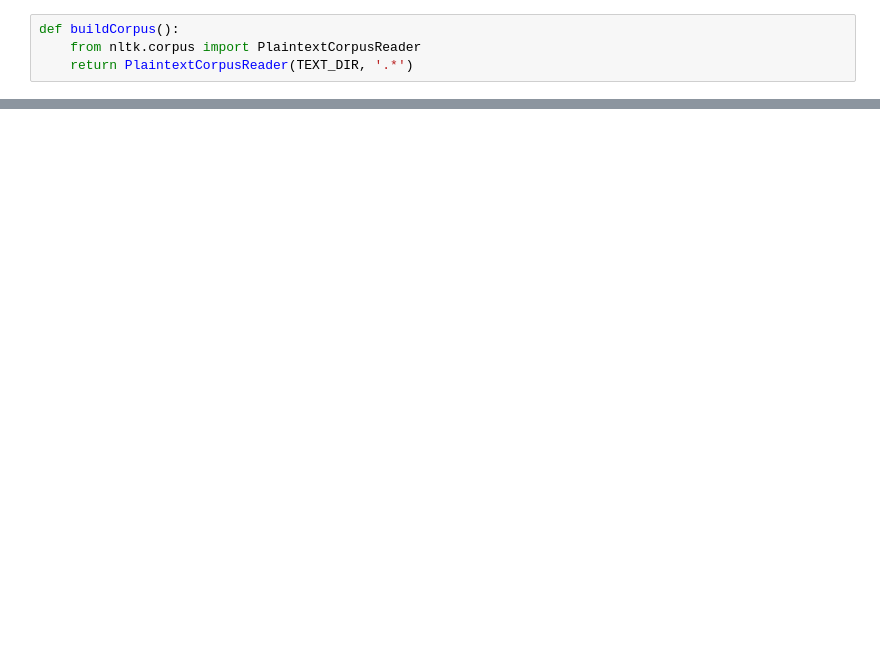
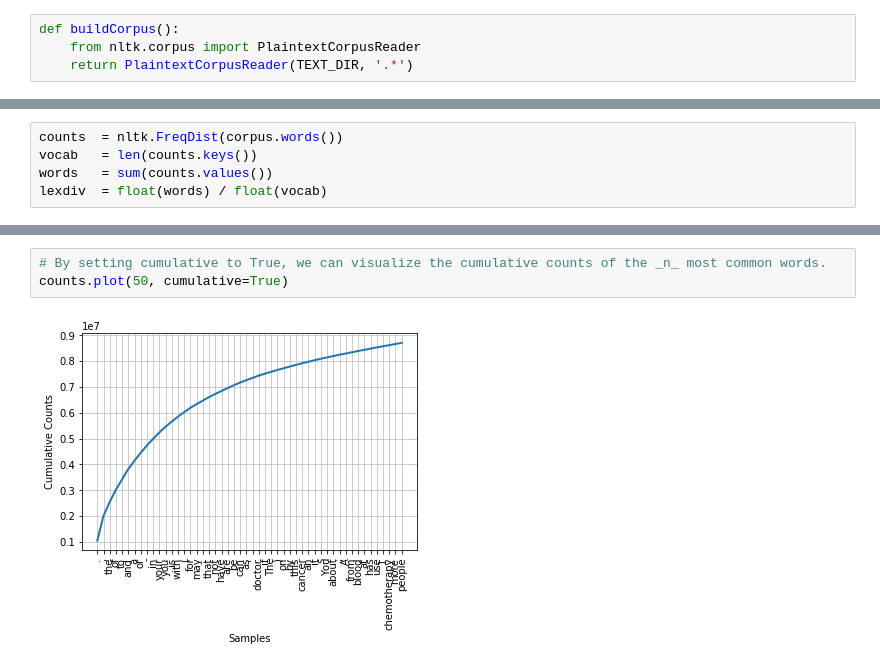
Before and after one commit to afk314/mycorp, a Jupyter notebook: Hw_Corpus.ipynb, the cells around one changed output, grey strips where cells are left out. Cells and saved outputs as stored; diff of their text form; blank space fills up the shorter version.

```diff
--- a/Hw_Corpus.ipynb
+++ b/Hw_Corpus.ipynb
@@ -58,0 +40,5 @@ for fileid in fileids:
+# %%
+counts  = nltk.FreqDist(corpus.words())
+vocab   = len(counts.keys())
+words   = sum(counts.values())
+lexdiv  = float(words) / float(vocab)
@@ -58,0 +61,5 @@ for fileid in fileids:
+# %%
+# By setting cumulative to True, we can visualize the cumulative counts of the _n_ most common words.
+counts.plot(50, cumulative=True)
+# %% [output]
+[figure, added]
```
Also changed, not shown: parts of 14 cells of this notebook, 1 other file.
